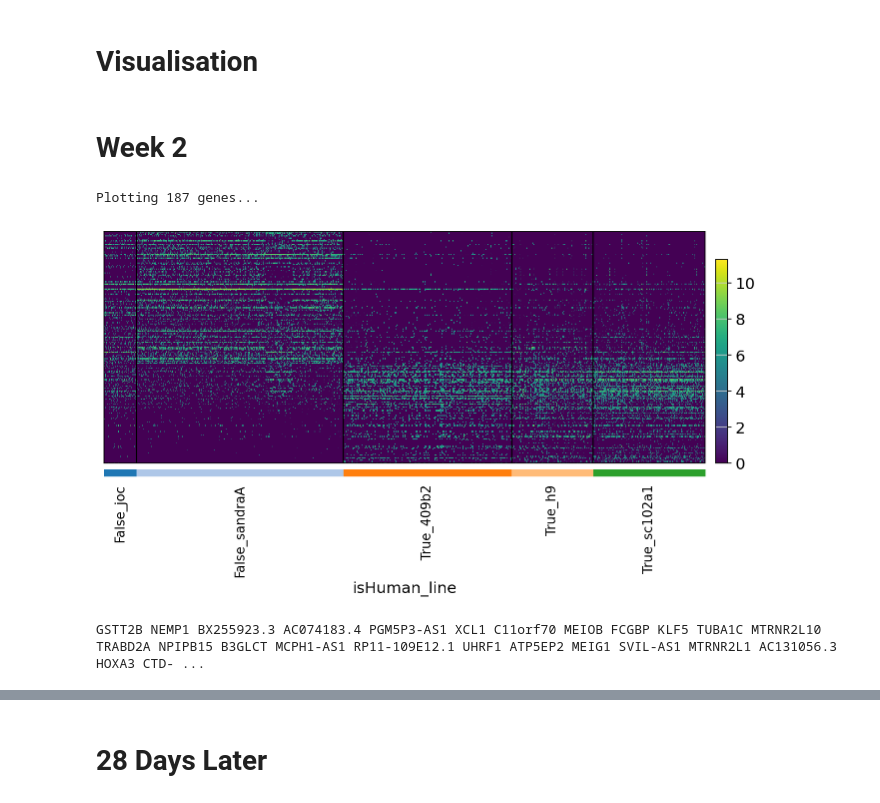
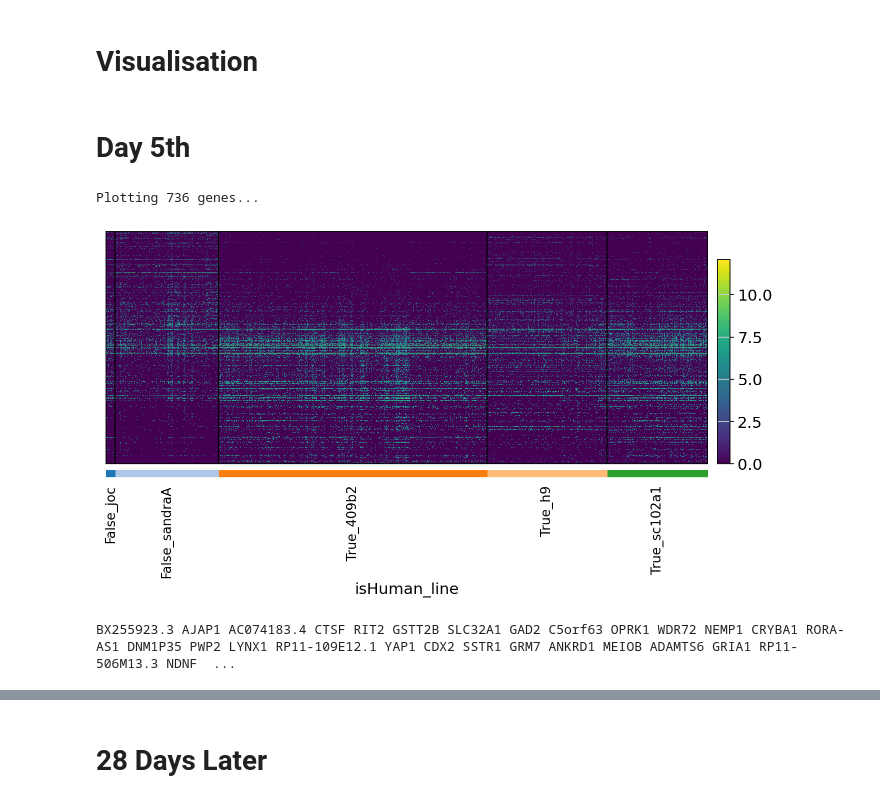
Before and after one commit to vessemer/INeurons, a Jupyter notebook: IPython/DGE.ipynb, the cells around one changed output, grey strips where cells are left out. Saved outputs shown, nothing was run; the diff lists cells and outputs as text; code cells hidden in the pictures.

```diff
--- a/IPython/DGE.ipynb
+++ b/IPython/DGE.ipynb
@@ -126,4 +137,5 @@ AnnData object with n_obs × n_vars = 45 × 5000
 # %%
 filter_low_counts = config.PROTO.GLM.FILTER
+include_time = config.PROTO.GLM.INCLUDE_TIME
 # %%
 %%time
@@ -147,0 +159,35 @@ plotSmear(qlf, de.tags = rownames(tt)[which(tt$FDR< .01)])
+# %%
+factors = [ 'd{}'.format(t) for t in config.PROTO.SUBSET.TIMEPOINTS ]
+# %%
+%%R -i factors -o qlfs
+
+qlfs <- list()
+for (factor in factors) {
+    contrast <- paste0(
+        "isHumanTRUE.", factor, "-isHumanFALSE.", factor)
+    myContrast <- makeContrasts(contrast, levels=outs$y$design)
+    qlf <- glmQLFTest(outs$fit, contrast=myContrast)
+    # get all of the DE genes and calculate Benjamini-Hochberg adjusted FDR
+    tt <- topTags(qlf, n = Inf)
+    tt <- tt$table
+    qlfs[[factor]] <- tt
+}
+# %%
+# add the table to .uns for each cell type
+ranks = dict()
+for postfix, tt in qlfs.items():
+    tt["gene_symbol"] = tt.index
+    tt["time"] = postfix
+    sc_toolbox.tools.de_res_to_anndata(
+        selected,
+        tt,
+        groupby="time",
+        score_col="logCPM",
+        pval_col="PValue",
+        pval_adj_col="FDR",
+        lfc_col="logFC",
+        key_added="edgeR_" + postfix,
+    )
+    ranked = sc.get.rank_genes_groups_df(
+        selected, group=postfix, key="edgeR_{}".format(postfix))
+    ranks[postfix] = ranked.sort_values(by='scores')
@@ -173,13 +205,14 @@ ranked = ranked.sort_values(by='scores')
 # %% [markdown]
-# Week 2
+# Day 5th
-# %%
-selected.obs.isHuman = selected.obs.isHuman.astype(str)
-markers = vs.plot_heatmap(selected, "edgeR_C2+C3")
-# %% [output]
-Plotting 187 genes...
-[figure, removed]
-# %%
-ranked.to_csv(config.PATHS.LOGS/'w2_markers.csv')
-print(' '.join(markers))
-# %% [output]
-GSTT2B NEMP1 BX255923.3 AC074183.4 PGM5P3-AS1 XCL1 C11orf70 MEIOB FCGBP KLF5 TUBA1C MTRNR2L10 TRABD2A NPIPB15 B3GLCT MCPH1-AS1 RP11-109E12.1 UHRF1 ATP5EP2 MEIG1 SVIL-AS1 MTRNR2L1 AC131056.3 HOXA3 CTD- ...
+# %%
+postfix = 'd5'
+selected.obs.isHuman = selected.obs.isHuman.astype(str)
+markers = vs.plot_heatmap(selected, "edgeR_{}".format(postfix))
+# %% [output]
+Plotting 736 genes...
+[figure, added]
+# %%
+ranks[postfix].to_csv(config.PATHS.LOGS/'w1_markers.csv')
+print(' '.join(markers))
+# %% [output]
+BX255923.3 AJAP1 AC074183.4 CTSF RIT2 GSTT2B SLC32A1 GAD2 C5orf63 OPRK1 WDR72 NEMP1 CRYBA1 RORA-AS1 DNM1P35 PWP2 LYNX1 RP11-109E12.1 YAP1 CDX2 SSTR1 GRM7 ANKRD1 MEIOB ADAMTS6 GRIA1 RP11-506M13.3 NDNF  ...
```
Also changed, not shown: parts of 24 cells of this notebook.
